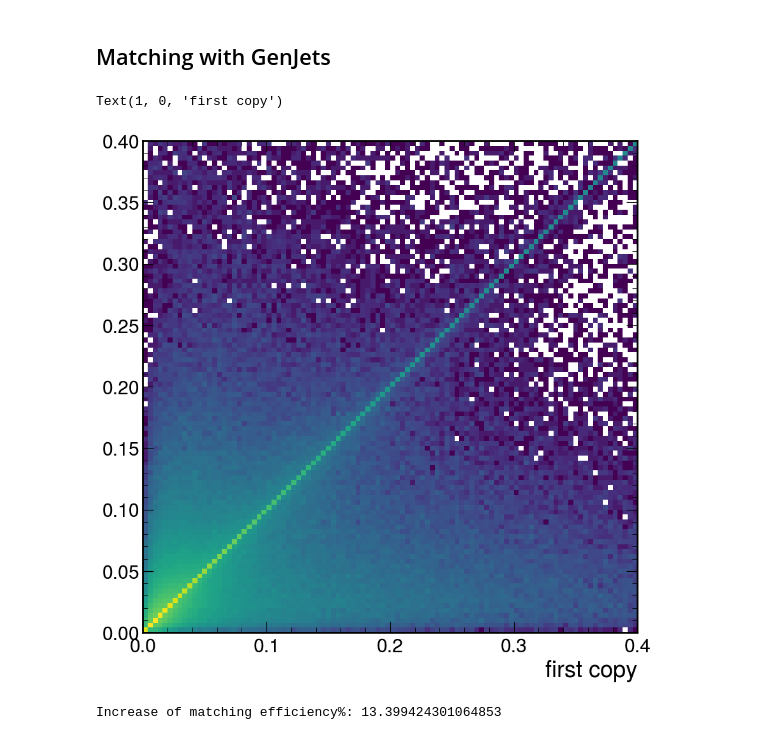
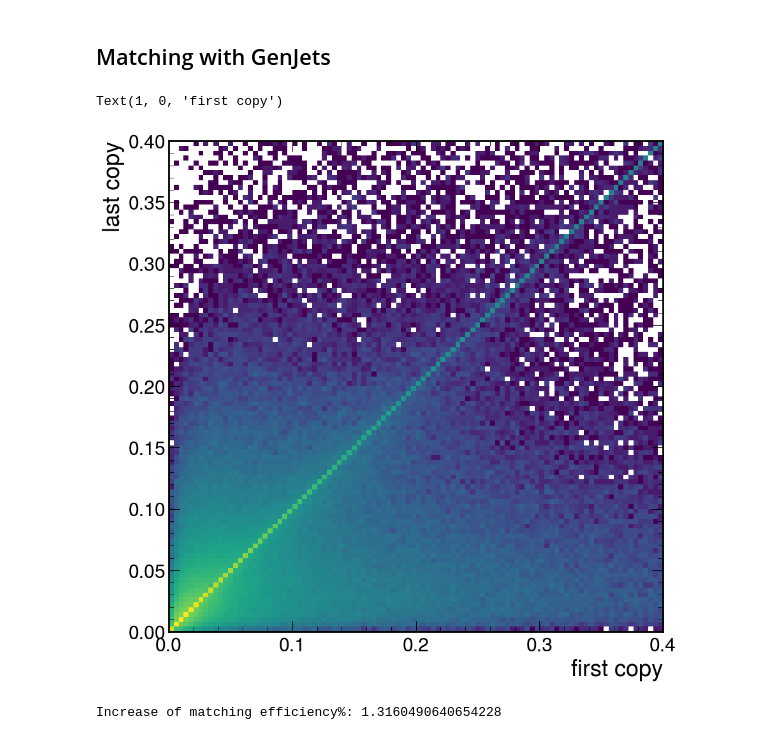
Before and after one commit to valsdav/ttHbb_jets_partons_studies, a Jupyter notebook: ImproveTruthMatching.ipynb, the cells around one changed output. Saved outputs shown, nothing was run; the diff lists cells and outputs as text; code cells hidden in the pictures.

```diff
--- a/ImproveTruthMatching.ipynb
+++ b/ImproveTruthMatching.ipynb
@@ -918,8 +918,7 @@ def analyze_parton_decays_flat_nomesons(parts_idx, children_idx, genparts, max_d
             eta_original = genparts[p_id].eta
             phi_original = genparts[p_id].phi
 
-            if abs(genparts[p_id].pdgId) > 8:
-                continue
+
             # Take all the children and consider the one with the highest pt.
             max_pt = -1
             max_pt_idx = -1
@@ -1201,3 +1200,6 @@ W_from_antitop_islep, W_from_antitop_decay = analyze_W_flat( W_from_antitop_idxG
 ak.local_index(events, axis=0)[(W_from_top_islep ^ W_from_antitop_islep)!= semilep]
 # %% [output]
 <Array [] type='0 * int64'>
+# %%
+# assuming semilep only
+W_had = np.where(~W_from_top_islep[:,None],W_from_top_decay, W_from_antitop_decay )
@@ -1206,8 +1234,7 @@ part_input_G  = np.concatenate([b_from_top_idxG[:,None],
                           b_from_antitop_idxG[:,None],
                           b_from_higgs_idxG,
                           isr_idxG[:,None],
-                          W_from_top_decay,
-                          W_from_antitop_decay,
+                          W_had
                          ], axis=1)
 
 parton_decay_id = analyze_parton_decays_flat_nomesons(part_input_G,
@@ -1339,19 +1343,21 @@ matched_quarks, matched_jets, deltaR_matched = object_matching(
     parts_firstcopy, events.Jet, dr_min=0.4
 )
 
-matched_quarks, matched_jets, deltaR_matched_hard = object_matching(
+matched_quarks_lastcopy, matched_jets_lastcopy, deltaR_matched_hard = object_matching(
     parts_lastcopy, events.Jet, dr_min=0.4
 )
 # %%
 plt.hist2d(ak.to_numpy(ak.fill_none(ak.flatten(deltaR_matched), 10)),
            ak.to_numpy(ak.fill_none(ak.flatten(deltaR_matched_hard), 10)), bins=100, range=((-1e-6, 0.4),(-1e-6, 0.4)), norm=LogNorm() )
-plt.xlabel("last copy")
+plt.ylabel("last copy")
 plt.xlabel("first copy")
 # %% [output]
 Text(1, 0, 'first copy')
-[figure, old version]
+[figure, new version]
 # %%
-print("Increase of matching efficiency%:" , ak.sum((ak.fill_none(ak.flatten(deltaR_matched), 10) < 10) & (ak.fill_none(ak.flatten(deltaR_matched_hard), 10) == 10) )*100 /ak.sum(ak.num(deltaR_matched, axis=1)))
+print("Increase of matching efficiency%:" ,
+      ak.sum((ak.fill_none(ak.flatten(deltaR_matched), 10) < 10) &
+             (ak.fill_none(ak.flatten(deltaR_matched_hard), 10) == 10) )*100 /ak.sum(ak.num(deltaR_matched, axis=1)))
 # %% [output]
-Increase of matching efficiency%: 13.399424301064853
+Increase of matching efficiency%: 1.3160490640654228
 # %%
```
Also changed, not shown: parts of 72 cells of this notebook.
